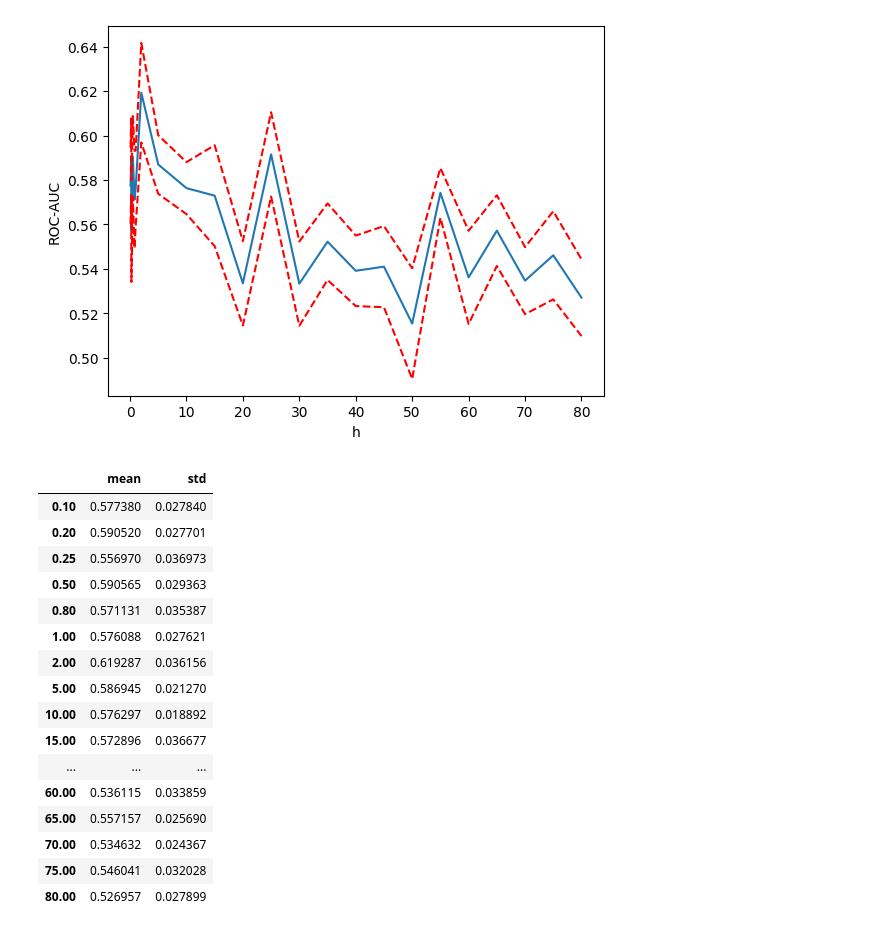
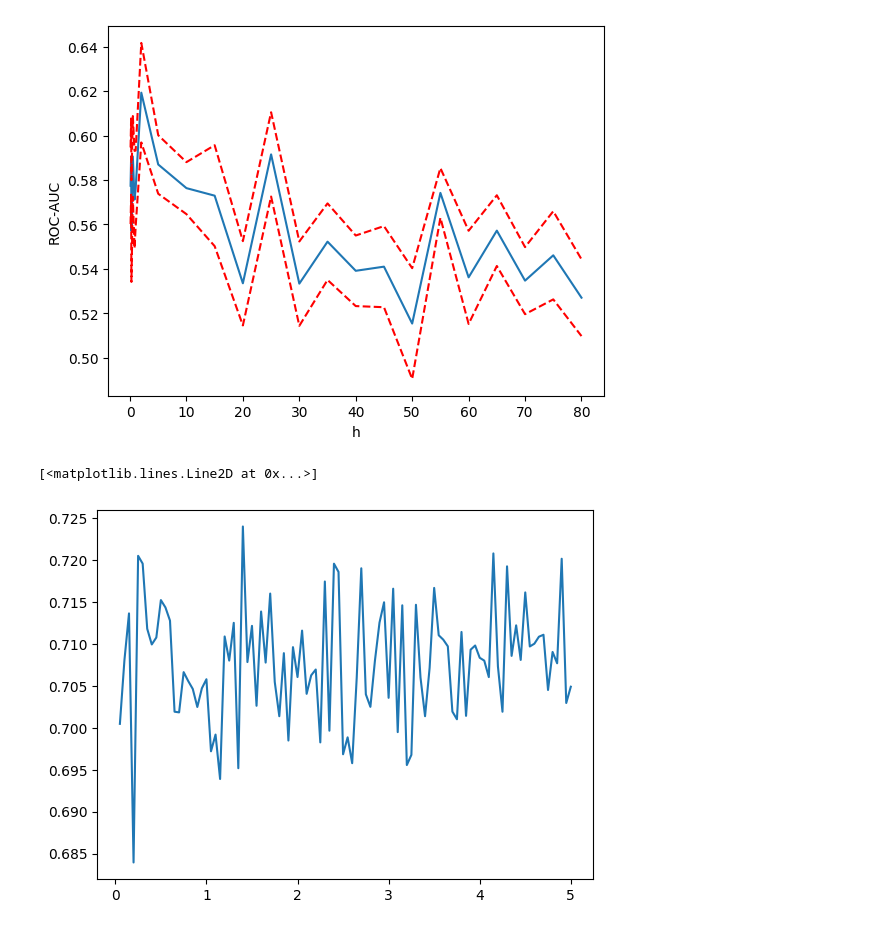
Before and after one commit to aayugay99/ts2vec_irregular_ts, a Jupyter notebook: weighted_loss.ipynb, the cells around one changed output. Drawn from its saved outputs; the diff is of its cells as text; code cells hidden in the pictures.

```diff
--- a/weighted_loss.ipynb
+++ b/weighted_loss.ipynb
@@ -651,23 +651,3 @@ res = get_df(files)
 plot_df(res)
 # %% [output]
 [figure]
-# %%
-res
-# %% [output]
-|  | mean | std |
-| 0.10 | 0.577380 | 0.027840 |
-| 0.20 | 0.590520 | 0.027701 |
-| 0.25 | 0.556970 | 0.036973 |
-| 0.50 | 0.590565 | 0.029363 |
-| 0.80 | 0.571131 | 0.035387 |
-| 1.00 | 0.576088 | 0.027621 |
-| 2.00 | 0.619287 | 0.036156 |
-| 5.00 | 0.586945 | 0.021270 |
-| 10.00 | 0.576297 | 0.018892 |
-| 15.00 | 0.572896 | 0.036677 |
-| ... | ... | ... |
-| 60.00 | 0.536115 | 0.033859 |
-| 65.00 | 0.557157 | 0.025690 |
-| 70.00 | 0.534632 | 0.024367 |
-| 75.00 | 0.546041 | 0.032028 |
-| 80.00 | 0.526957 | 0.027899 |
@@ -673,0 +658,9 @@ res
+# %%
+df = pd.read_csv("new_results/churn/identity.csv")
+
+plt.plot(df["h"], df["ROC-AUC_mean"])
+# plt.plot(df["h"], df["ROC-AUC_mean"] + 1.96*df["ROC-AUC_std"]/np.sqrt(5))
+# plt.plot(df["h"], df["ROC-AUC_mean"] - 1.96*df["ROC-AUC_std"]/np.sqrt(5))
+# %% [output]
+[<matplotlib.lines.Line2D at 0x...>]
+[figure, added]
```
Also changed, not shown: parts of 7 cells of this notebook, 1 other file.
